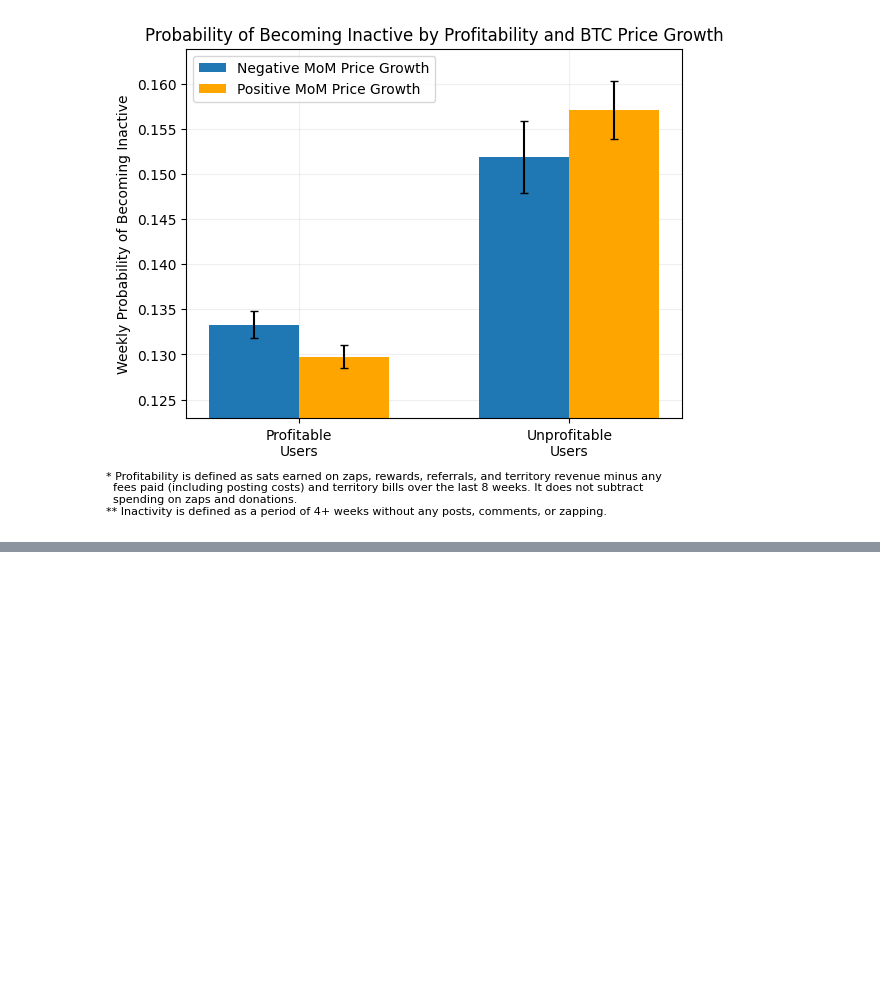
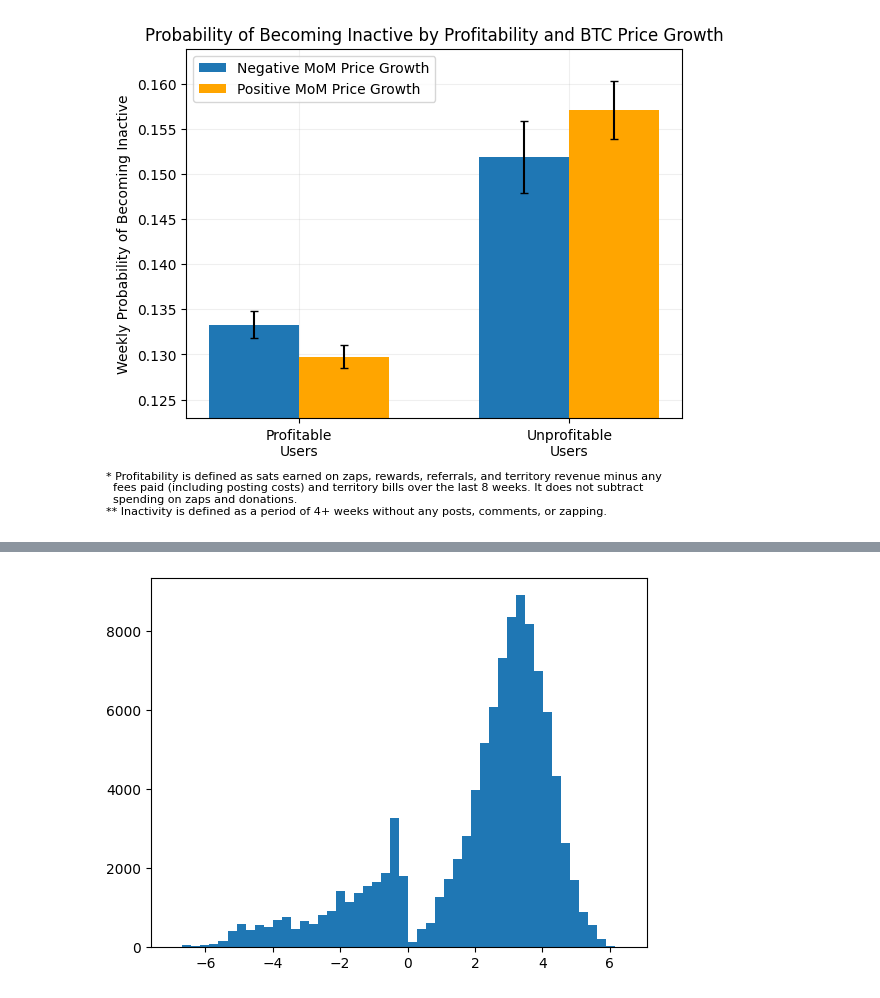
Before and after one commit to ed-kung/sn-research, a Jupyter notebook: src/notebooks/playground.ipynb, the cells around one changed output, grey strips where cells are left out. Drawn from its saved outputs; the diff is of its cells as text; code cells hidden in the pictures; blank space fills up the shorter version.

```diff
--- a/src/notebooks/playground.ipynb
+++ b/src/notebooks/playground.ipynb
@@ -104,0 +133,5 @@ plt.show()
+# %%
+plt.hist(df.loc[mask, 'log_rolling_profit1'], bins=50)
+plt.show()
+# %% [output]
+[figure, added]
```
Also changed, not shown: parts of 5 cells of this notebook.
